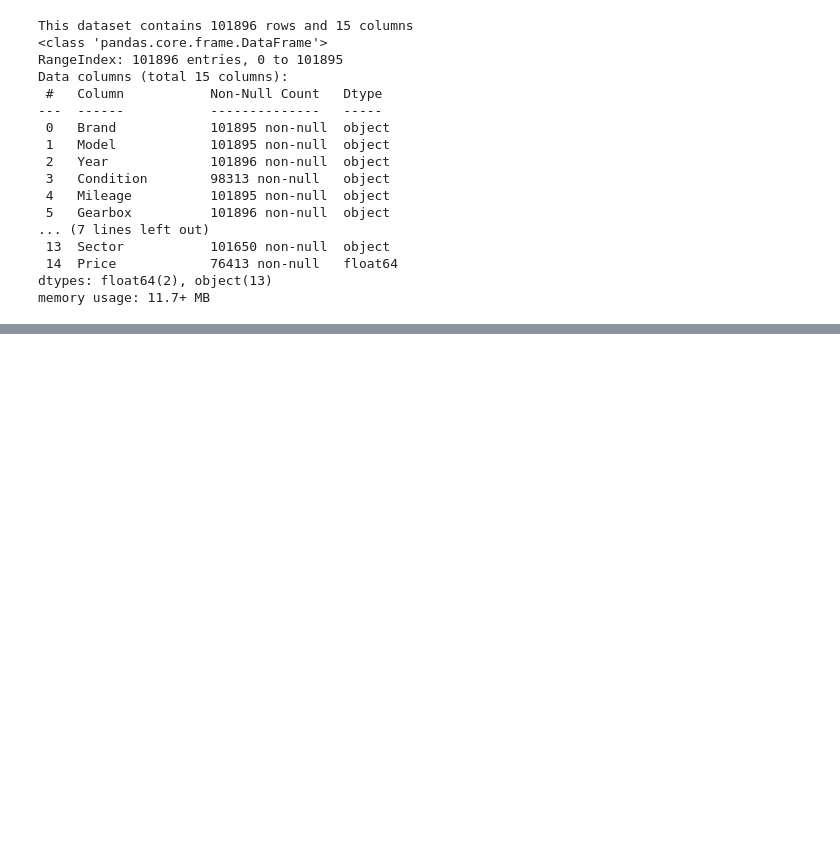
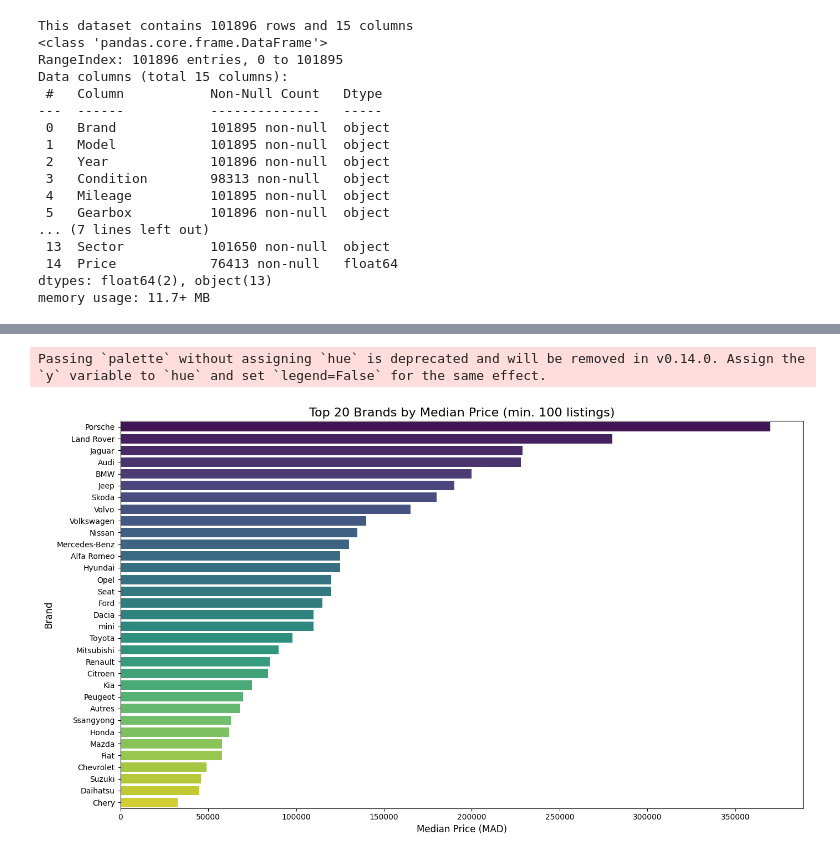
Before and after one commit to ahmed-bahlaoui/used_cars_dataset, a Jupyter notebook: notebook.ipynb, the cells around one changed output, grey strips where cells are left out. Drawn from its saved outputs; the diff is of its cells as text; code cells hidden in the pictures; blank space fills up the shorter version.

```diff
--- a/notebook.ipynb
+++ b/notebook.ipynb
@@ -81,0 +337,19 @@ memory usage: 11.7+ MB
+# %%
+# Only include brands with at least 100 listings for reliability
+brand_counts = df['Brand'].value_counts()
+popular_brands = brand_counts[brand_counts >= 100].index
+df_popular = df[df['Brand'].isin(popular_brands)]
+
+# Use MEDIAN instead of mean — robust to outliers
+median_price = df_popular.groupby('Brand')['Price'].median().sort_values(ascending=False)
+
+fig, ax = plt.subplots(figsize=(14, 8))
+sns.barplot(x=median_price.values, y=median_price.index, palette='viridis', ax=ax)
+ax.set_title('Top 20 Brands by Median Price (min. 100 listings)', fontsize=16)
+ax.set_xlabel('Median Price (MAD)', fontsize=12)
+ax.set_ylabel('Brand', fontsize=12)
+plt.tight_layout()
+plt.show()
+# %% [output]
+Passing `palette` without assigning `hue` is deprecated and will be removed in v0.14.0. Assign the `y` variable to `hue` and set `legend=False` for the same effect.
+[figure, added]
```
Also changed, not shown: parts of 31 cells of this notebook, 2 other files.
